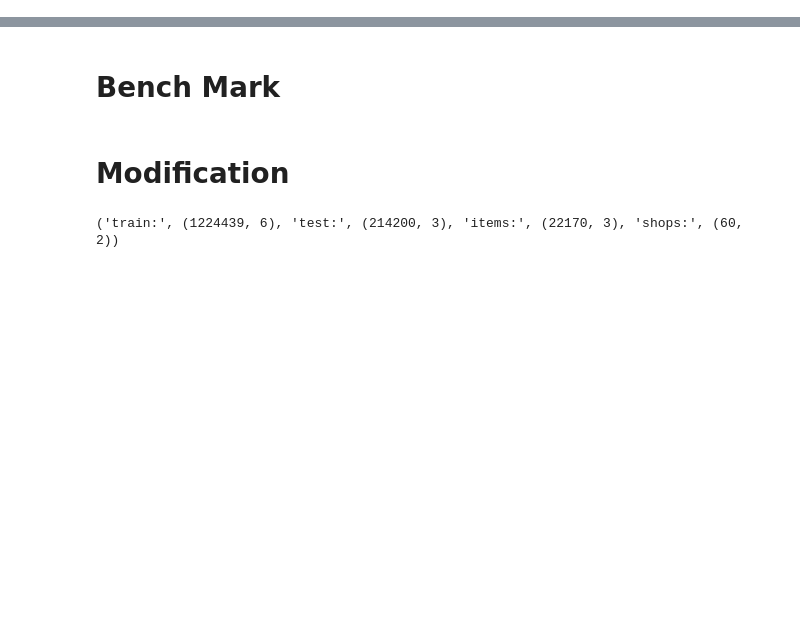
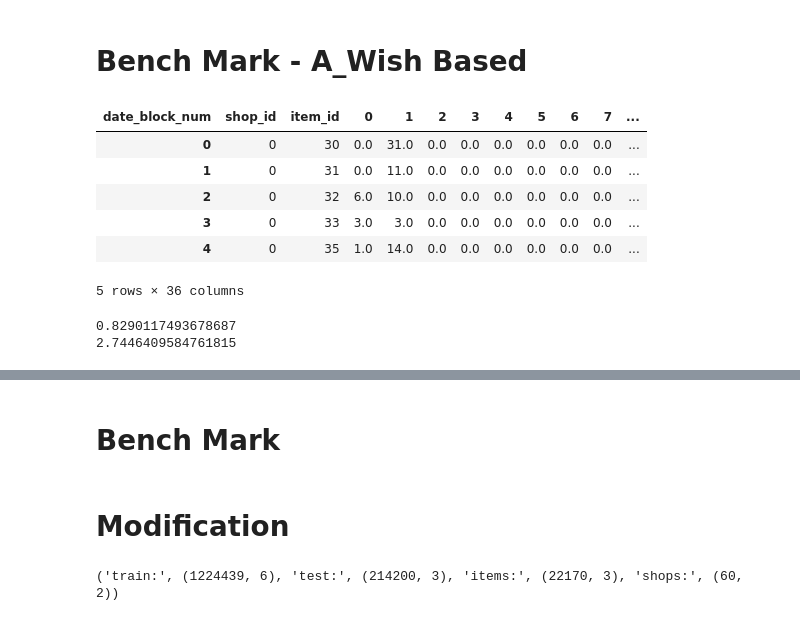
Before and after one commit to mengchiehling/Coursera_Advanced_Machine_Learning_Final_Project, a Jupyter notebook: Coursera Submission.ipynb, the cells around one changed output, grey strips where cells are left out. Cells and saved outputs as stored; diff of their text form; code cells hidden in the pictures; blank space fills up the shorter version.

```diff
--- a/Coursera Submission.ipynb
+++ b/Coursera Submission.ipynb
@@ -0,0 +1,29 @@
+# %% [markdown]
+# Bench Mark - A_Wish Based
+# %%
+import pandas as pd
+import numpy as np
+
+items_df = pd.read_csv('Data/items.csv')
+shops_df = pd.read_csv('Data/shops.csv')
+icats_df = pd.read_csv("Data/item_categories.csv")
+train_df = pd.read_csv("Data/sales_train.csv.gz")
+test_df  = pd.read_csv('Data/test.csv.gz') # 214200 rows
+
+shops_df['city_id'] = shops_df.shop_name.apply(lambda x: str.replace(x, '!', '')).apply(lambda x: x.split(' ')[0])
+shops_df['city_id'] = pd.Categorical(shops_df['city_id']).codes
+
+icats_df['item_category_group'] = icats_df['item_category_name'].apply(lambda x: str(x).split(' ')[0])
+icats_df['item_category_group'] = pd.Categorical(icats_df['item_category_group']).codes
+
+train_piv = train_df.pivot_table(index=['shop_id','item_id'], columns='date_block_num', values='item_cnt_day',aggfunc='sum').fillna(0.0)
+train_piv = train_piv.reset_index()
+train_piv.head()
+# %% [output]
+| date_block_num | shop_id | item_id | 0 | 1 | 2 | 3 | 4 | 5 | 6 | 7 | ... |
+| 0 | 0 | 30 | 0.0 | 31.0 | 0.0 | 0.0 | 0.0 | 0.0 | 0.0 | 0.0 | ... |
+| 1 | 0 | 31 | 0.0 | 11.0 | 0.0 | 0.0 | 0.0 | 0.0 | 0.0 | 0.0 | ... |
+| 2 | 0 | 32 | 6.0 | 10.0 | 0.0 | 0.0 | 0.0 | 0.0 | 0.0 | 0.0 | ... |
+| 3 | 0 | 33 | 3.0 | 3.0 | 0.0 | 0.0 | 0.0 | 0.0 | 0.0 | 0.0 | ... |
+| 4 | 0 | 35 | 1.0 | 14.0 | 0.0 | 0.0 | 0.0 | 0.0 | 0.0 | 0.0 | ... |
+5 rows × 36 columns
@@ -0,0 +47,15 @@
+# %%
+from sklearn.ensemble import RandomForestRegressor
+from sklearn.metrics import r2_score, mean_squared_error
+
+rf = RandomForestRegressor(n_estimators=400, max_depth=10)
+
+rf.fit(X_train, Y_train)
+
+preds = rf.predict(X_train)
+
+print r2_score(Y_train, preds)
+print mean_squared_error(Y_train, preds)
+# %% [output]
+0.8290117493678687
+2.7446409584761815
```
Also changed, not shown: parts of 5 cells of this notebook, 1 other file.
